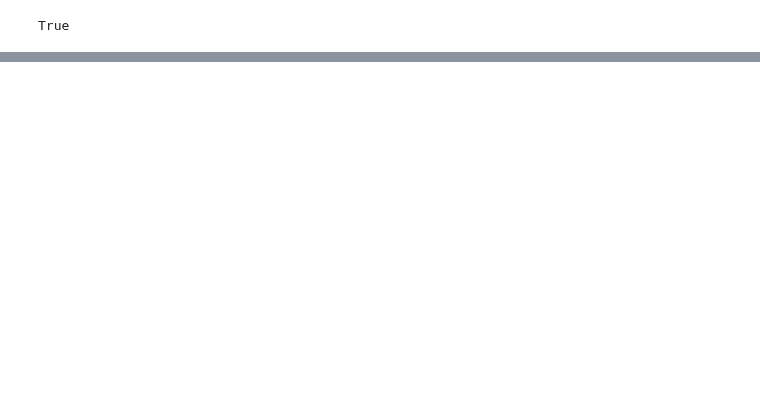
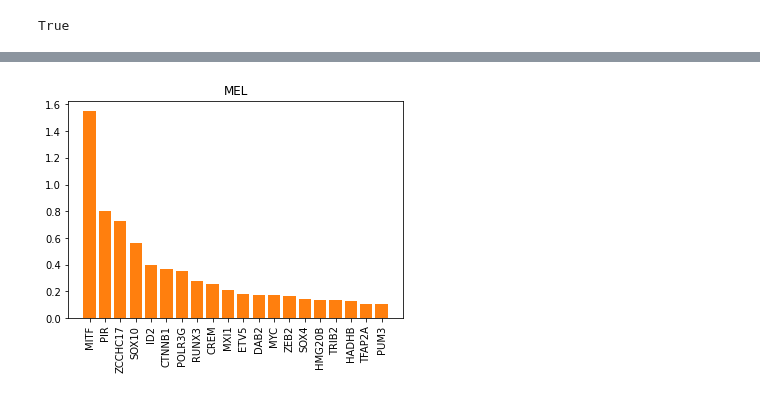
Before and after one commit to aertslab/deepSCENIC, a Jupyter notebook: notebooks/explain_sequences.ipynb, the cells around one changed output, grey strips where cells are left out. Cells and saved outputs as stored; diff of their text form; code cells hidden in the pictures; blank space fills up the shorter version.

```diff
--- a/notebooks/explain_sequences.ipynb
+++ b/notebooks/explain_sequences.ipynb
@@ -62 +57,16 @@ False
+# %%
+# Read gene expression data and cell annotations
+DATA_PATH = '/staging/leuven/stg_00002/lcb/gpartel/projects/deepSCENIC/data/MM_lines/'
+
+ad = sc.read(opt.data_rna_file)
+cells_metadata = pd.read_csv(DATA_PATH + '/cells_metadata.csv', index_col=0)
+ad.obs[cells_metadata.columns] = cells_metadata.loc[ad.obs.index,:].values
+# Load latent representations
+ad.obsm['z_rna'] = np.load(opt.save_name + 'z_rna.npy', allow_pickle=True) # Latent target gene expression
+ad.obsm['y_rna'] = np.load(opt.save_name + 'y_rna.npy', allow_pickle=True) # Predicted target gene expression
+ad.obsm['y_atac'] = np.load(opt.save_name + 'y_atac.npy', allow_pickle=True) # Predicted chromatin accessibility
+ad.obsm['enh_act'] = np.load(opt.save_name + 'z_rna_atac.npy', allow_pickle=True) # Predicted enhancer activity
+ad.obsm['tf_act'] = np.load(opt.save_name + 'z_tf_reg.npy', allow_pickle=True) # Predicted TF activity
+
+ad_tf = ad[:, TFs_idx].copy()
 # %%
@@ -147,8 +166,8 @@ True
 TF = 'SOX10'
 TF_idx = np.where(ad_rna[:, TFs_idx].var_names==TF)[0][0] # get TF index
 # %%
-# predict motif scores
+# predict tf-region scores
 with torch.no_grad():
-    pred_mtf = torch.squeeze(model(samples_1hot, motif=True))
-pred_mtf[TF_idx]
+    pred = torch.squeeze(model(samples_1hot))
+pred[TF_idx]
 # %% [output]
@@ -163,3 +175,5 @@ tensor(3.4183, device='cuda:0')
 # %%
-# Sort combined predictions
-torch.sort(pred_mtf * pred_ctx)
+# Predictions
+df_preds = pd.DataFrame({'preds':pred.cpu().numpy()}, index=ad_tf.var_names)
+# Cell-type specific predictions
+df_preds_MEL = pd.DataFrame({'preds':pred.cpu().numpy() * ad_tf[ad_tf.obs.lineState=='MEL'].X.mean(0)}, index=ad_tf.var_names)
@@ -171,2 +196,15 @@ indices=tensor([772, 729, 434,  ..., 452, 672, 718], device='cuda:0'))
+# %%
+import seaborn as sns
+df_preds_MEL['tf'] = df_preds_MEL.index
+top_tfs = df_preds_MEL.preds.abs().sort_values(ascending=False).index[:20]
+plt.bar(df_preds_MEL.loc[top_tfs,'tf'], df_preds_MEL.loc[top_tfs,'preds'], color='#FF7F0E')
+plt.title('MEL')
+# plt.bar(df_pred.loc[top_tfs,'tf'], df_pred.loc[top_tfs,'preds'], color='#1F77B4')
+# plt.title('INT')
+# plt.bar(df_pred.loc[top_tfs,'tf'], df_pred.loc[top_tfs,'preds'], color='#2CA02C')
+# plt.title('MES')
+plt.xticks(rotation=90);
+# %% [output]
+[figure, added]
 # %%
 # Compute attribution scores with motif and functional head
```
Also changed, not shown: parts of 13 cells of this notebook, 9 other files.
